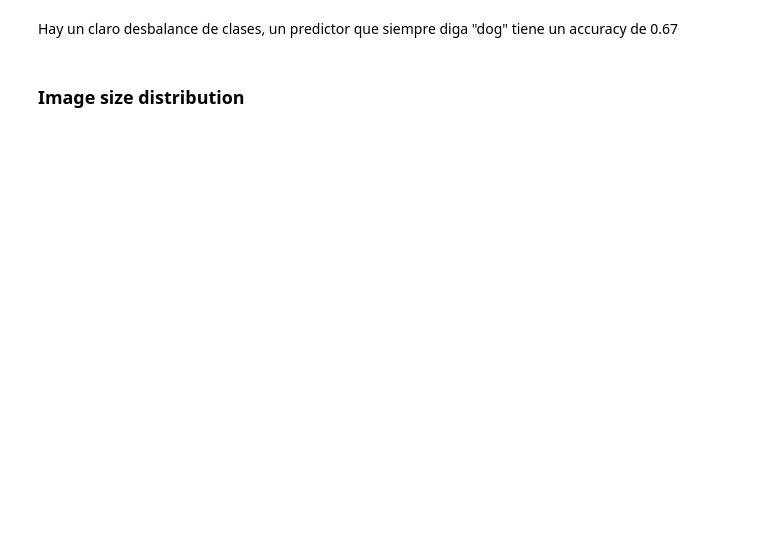
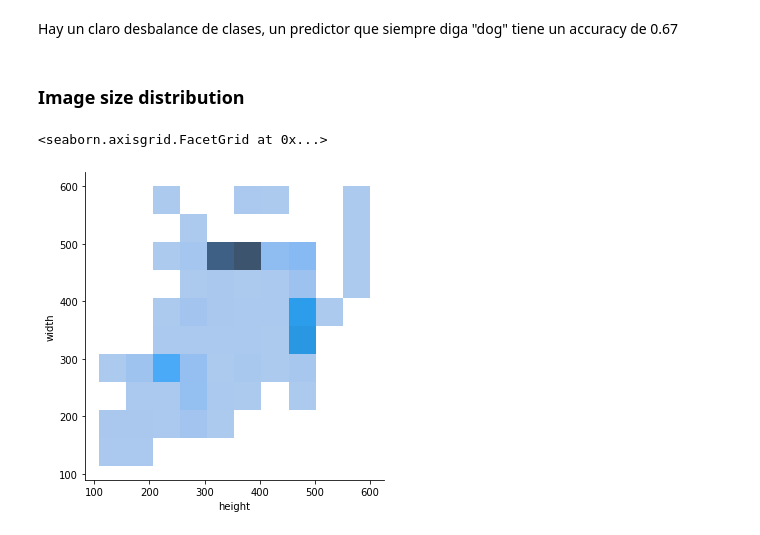
Before and after one commit to nPironio/aaut-catdog, a Jupyter notebook: notebooks/Data analysis.ipynb, the cells around one changed output. Cells and saved outputs as stored; diff of their text form; code cells hidden in the pictures; blank space fills up the shorter version.

```diff
--- a/notebooks/Data analysis.ipynb
+++ b/notebooks/Data analysis.ipynb
@@ -27,4 +55,7 @@ Hay un claro desbalance de clases, un predictor que siempre diga "dog" tiene un
 # %% [markdown]
 ### Image size distribution
 # %%
-sns.displot(data=data, x="height", y="width", kind="hist")
+sns.displot(data=data, x="height", y="width", kind="hist", bins=(10,10))
+# %% [output]
+<seaborn.axisgrid.FacetGrid at 0x...>
+[figure, added]
```
Also changed, not shown: parts of 4 cells of this notebook, 2 other files.
